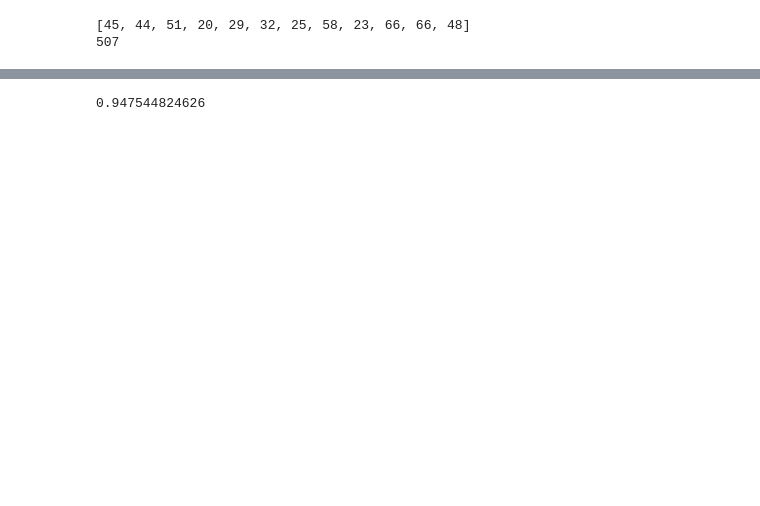
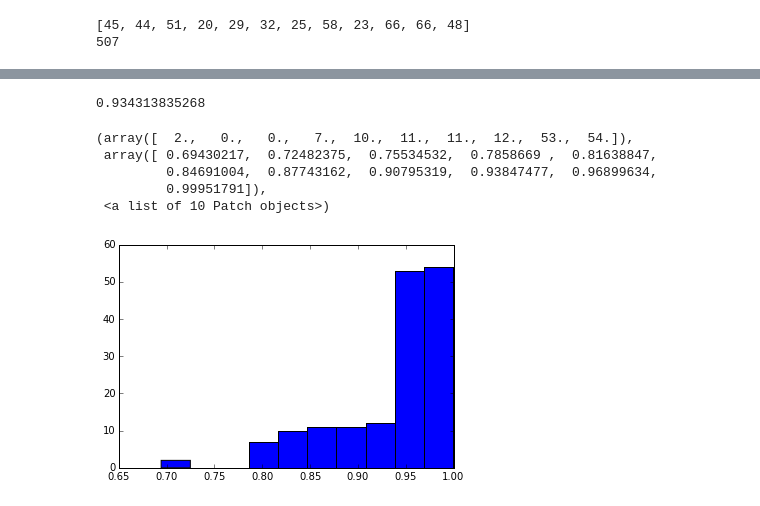
Before and after one commit to dansonc/labelfree, a Jupyter notebook: person.ipynb, the cells around one changed output, grey strips where cells are left out. Drawn from its saved outputs; the diff is of its cells as text; code cells hidden in the pictures; blank space fills up the shorter version.

```diff
--- a/person.ipynb
+++ b/person.ipynb
@@ -299,16 +298,24 @@ for n in range(0, 10):
 # %%
 corrs = []
 random.seed(1)
 for i in range(10):
     eval_data_source = gen_data_batch(batch_size, gen_data_eval)
     np_x_image, np_x_label = eval_data_source.next()
     test_feed = {x_image: np_x_image, keep_prob: 1.0}
     np_test_pred_y = sess.run(pred_y, feed_dict=test_feed)
     for n in range(batch_size):
+#         np_test_pred_y = np.array([[random.random() for _ in range(5)] for _ in range(16)])
         label = np_x_label[n][:, 0, 0, 0]
         alpha, beta = find_alpha_beta(label, np_test_pred_y[n].T)
         corrs.append(np.corrcoef(alpha * label + beta,
                                  np_test_pred_y[n].T)[0, 1])
 print(np.mean(corrs))
+plt.hist(corrs)
 # %% [output]
-0.947544824626
+0.934313835268
+(array([  2.,   0.,   0.,   7.,  10.,  11.,  11.,  12.,  53.,  54.]),
+ array([ 0.69430217,  0.72482375,  0.75534532,  0.7858669 ,  0.81638847,
+         0.84691004,  0.87743162,  0.90795319,  0.93847477,  0.96899634,
+         0.99951791]),
+ <a list of 10 Patch objects>)
+[figure, added]
```
Also changed, not shown: parts of 3 cells of this notebook.
